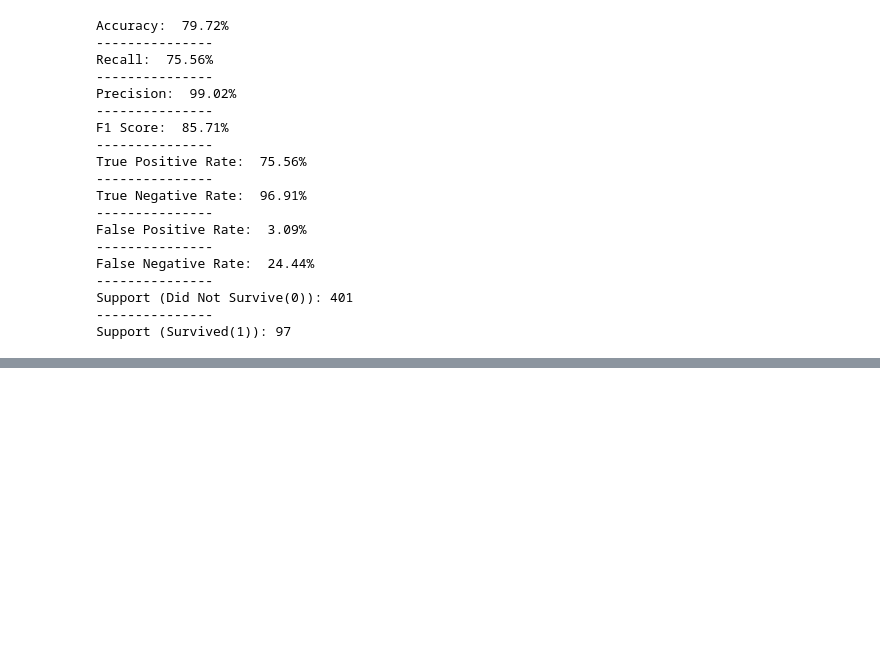
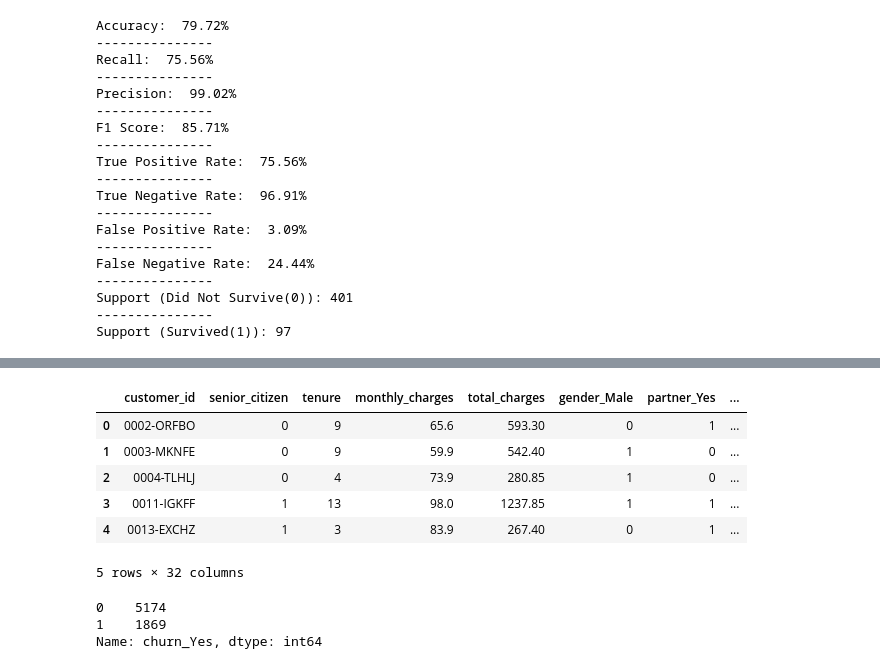
Before and after one commit to BraedenWright/classification-exercises, a Jupyter notebook: decision_tree_exercises.ipynb, the cells around one changed output, grey strips where cells are left out. Cells and saved outputs as stored; diff of their text form; code cells hidden in the pictures; blank space fills up the shorter version.

```diff
--- a/decision_tree_exercises.ipynb
+++ b/decision_tree_exercises.ipynb
@@ -260,0 +347,3 @@ Support (Survived(1)): 97
+# %%
+df = aq.get_telco_data()
+df.head()
@@ -260,0 +359,17 @@ Support (Survived(1)): 97
+# %%
+df = pp.prep_telco(df)
+df.head()
+# %% [output]
+|  | customer_id | senior_citizen | tenure | monthly_charges | total_charges | gender_Male | partner_Yes | ... |
+| 0 | 0002-ORFBO | 0 | 9 | 65.6 | 593.30 | 0 | 1 | ... |
+| 1 | 0003-MKNFE | 0 | 9 | 59.9 | 542.40 | 1 | 0 | ... |
+| 2 | 0004-TLHLJ | 0 | 4 | 73.9 | 280.85 | 1 | 0 | ... |
+| 3 | 0011-IGKFF | 1 | 13 | 98.0 | 1237.85 | 1 | 1 | ... |
+| 4 | 0013-EXCHZ | 1 | 3 | 83.9 | 267.40 | 0 | 1 | ... |
+5 rows × 32 columns
+# %%
+df.churn_Yes.value_counts()
+# %% [output]
+0    5174
+1    1869
+Name: churn_Yes, dtype: int64
```
Also changed, not shown: parts of 24 cells of this notebook.
